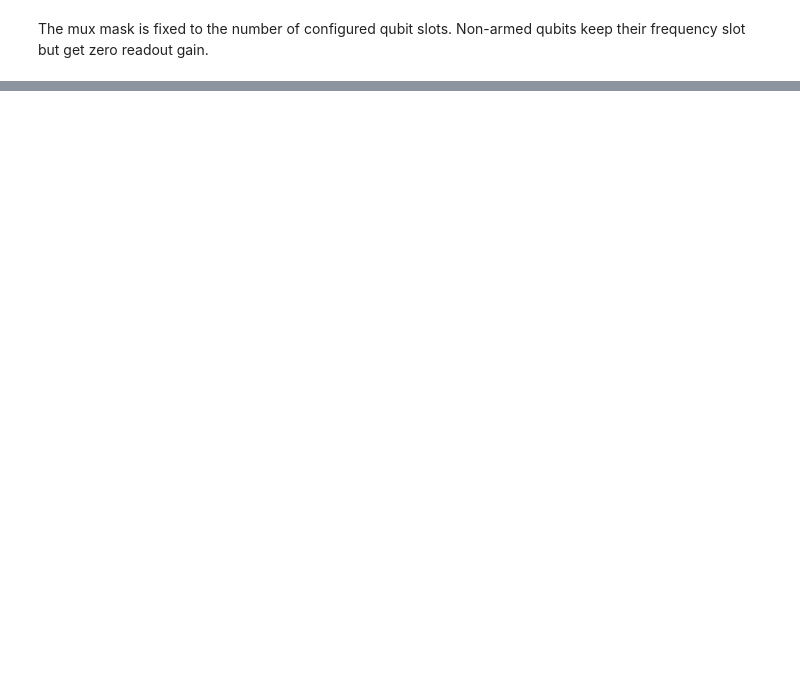
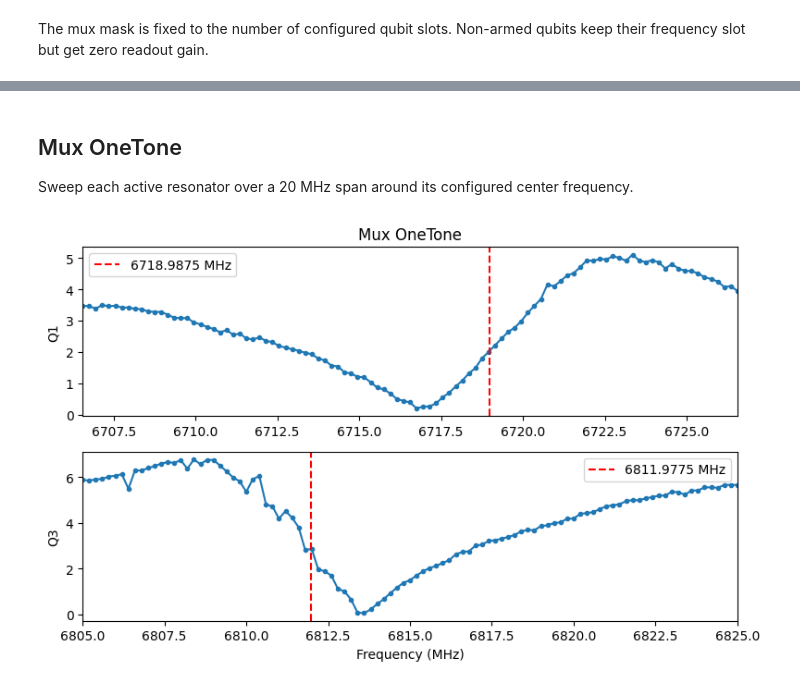
Before and after one commit to JayChien04717/QickworksaceV2_proj, a Jupyter notebook: mux.ipynb, the cells around one changed output, grey strips where cells are left out. Drawn from its saved outputs; the diff is of its cells as text; code cells hidden in the pictures; blank space fills up the shorter version.

```diff
--- a/mux.ipynb
+++ b/mux.ipynb
@@ -83,0 +170,37 @@ if tof.iqdata is not None:
+# %% [markdown]
+## Mux OneTone
+
+Sweep each active resonator over a 20 MHz span around its configured center frequency.
+# %%
+SPAN = 10
+STEPS = 101
+
+config_all.update("res_gain_ge", 0.4)
+run_cfg = config_all.muxconfig(
+    arm_qubit,
+    mux_gen=4,
+    mux_ro_ch_start=2,
+    LO_ext=6000,
+)
+run_cfg.update(
+    [
+        ("res_freq_ge", np.linspace(-SPAN, SPAN, STEPS)),
+        ("relax_delay", 0),
+    ]
+)
+
+onetone = MuxOneTone(run_cfg)
+onetone_result = onetone.run(py_avg=3, span=20.0, steps=101, iq_process="abs", plot=True)
+
+f_res = [
+    onetone_result.fit_result[f"{q}_res_freq_mhz"][0]
+    for q in arm_qubit
+]
+
+config_all.update(
+    "res_freq_ge",
+    f_res,
+    q_index=arm_qubit,
+)
+# %% [output]
+[figure, added]
```
Also changed, not shown: parts of 27 cells of this notebook, 10 other files.
